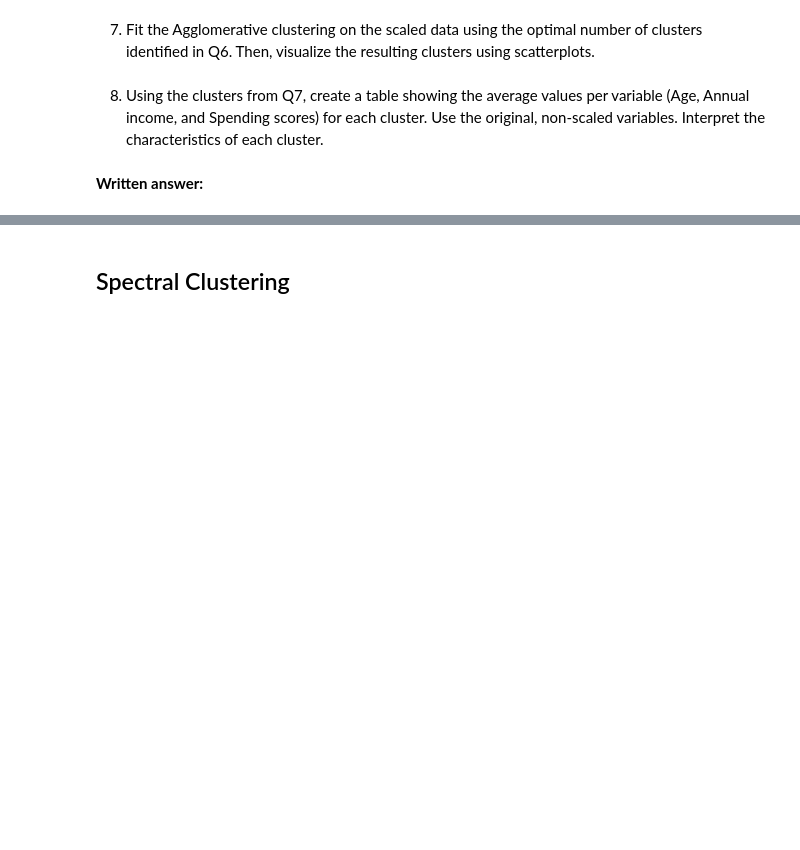
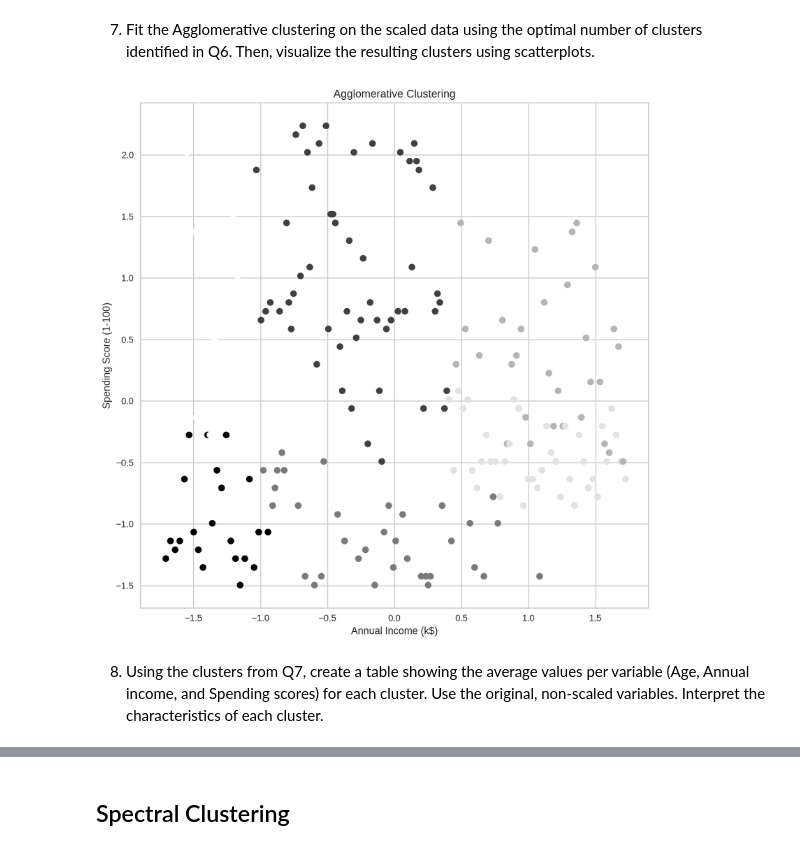
Before and after one commit to emilyberlinghoff/DS3000, a Jupyter notebook: Homework 8 - Clustering/251287809_H08.ipynb, the cells around one changed output, grey strips where cells are left out. Drawn from its saved outputs; the diff is of its cells as text; code cells hidden in the pictures; blank space fills up the shorter version.

```diff
--- a/Homework 8 - Clustering/251287809_H08.ipynb
+++ b/Homework 8 - Clustering/251287809_H08.ipynb
@@ -225,2 +278,17 @@ For each number of clusters:
+# %%
+# Fit the Agglomerative clustering on the scaled data using the optimal number of clusters identified in Q6
+clusterer = AgglomerativeClustering(n_clusters=6, linkage='average')
+cluster_labels = clusterer.fit_predict(data_scaled)
+
+# Visualize the resulting clusters using scatterplots
+fig = plt.figure(figsize=(10, 10))
+ax = fig.add_subplot(111)
+ax.scatter(data_scaled[:, 0], data_scaled[:, 1], c=cluster_labels)
+ax.set_xlabel('Annual Income (k$)')
+ax.set_ylabel('Spending Score (1-100)')
+ax.set_title('Agglomerative Clustering')
+plt.show()
+# %% [output]
+[figure, added]
 # %% [markdown]
 8. Using the clusters from Q7, create a table showing the average values per variable (Age, Annual income, and Spending scores) for each cluster. Use the original, non-scaled variables. Interpret the characteristics of each cluster.
@@ -229,2 +294,0 @@ For each number of clusters:
-# %% [markdown]
-**Written answer:**
```
Also changed, not shown: parts of 9 cells of this notebook.
